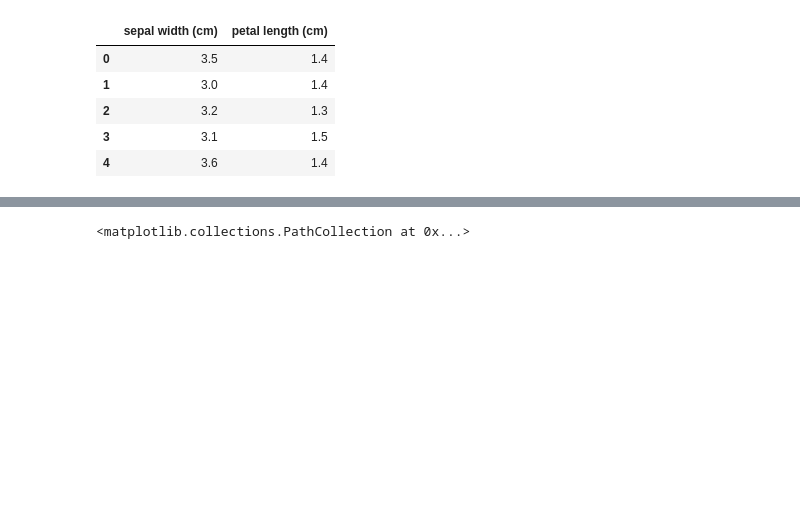
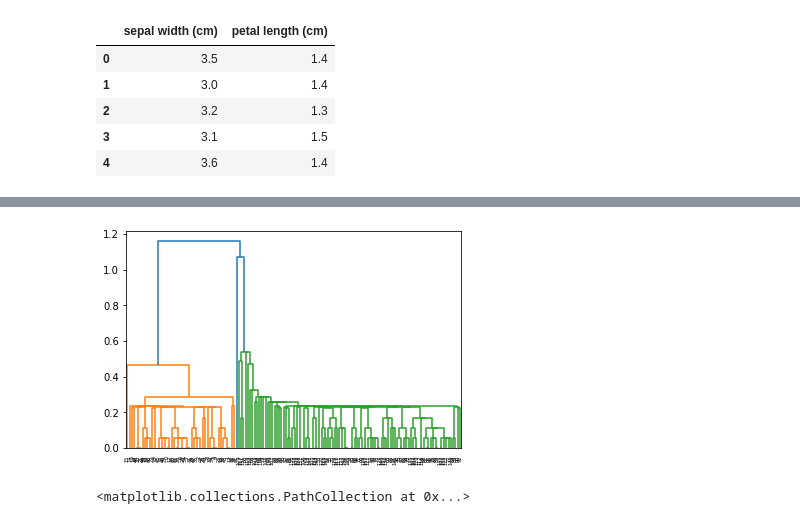
Before and after one commit to CornellDataScience/info1998, a Jupyter notebook: resources/FA22_Demos/lec9_template.ipynb, the cells around one changed output, grey strips where cells are left out. Cells and saved outputs as stored; diff of their text form; code cells hidden in the pictures; blank space fills up the shorter version.

```diff
--- a/resources/FA22_Demos/lec9_template.ipynb
+++ b/resources/FA22_Demos/lec9_template.ipynb
@@ -41,5 +46,10 @@ from matplotlib import pyplot as plt
 # %%
 # create a dendrogram
+clust = linkage(iris)
+dendrogram(clust)
+plt.show()
+# %% [output]
+[figure, added]
 # %%
 from scipy.cluster.hierarchy import fcluster
 
```
Also changed, not shown: parts of 8 cells of this notebook, 2 other files.
